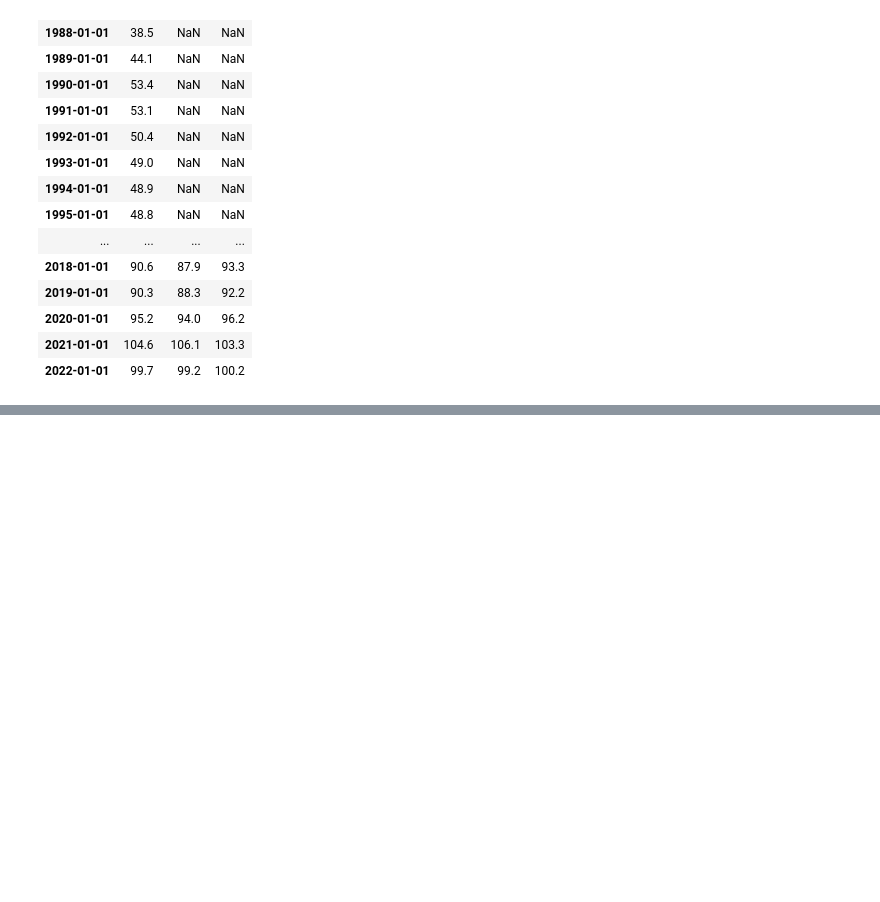
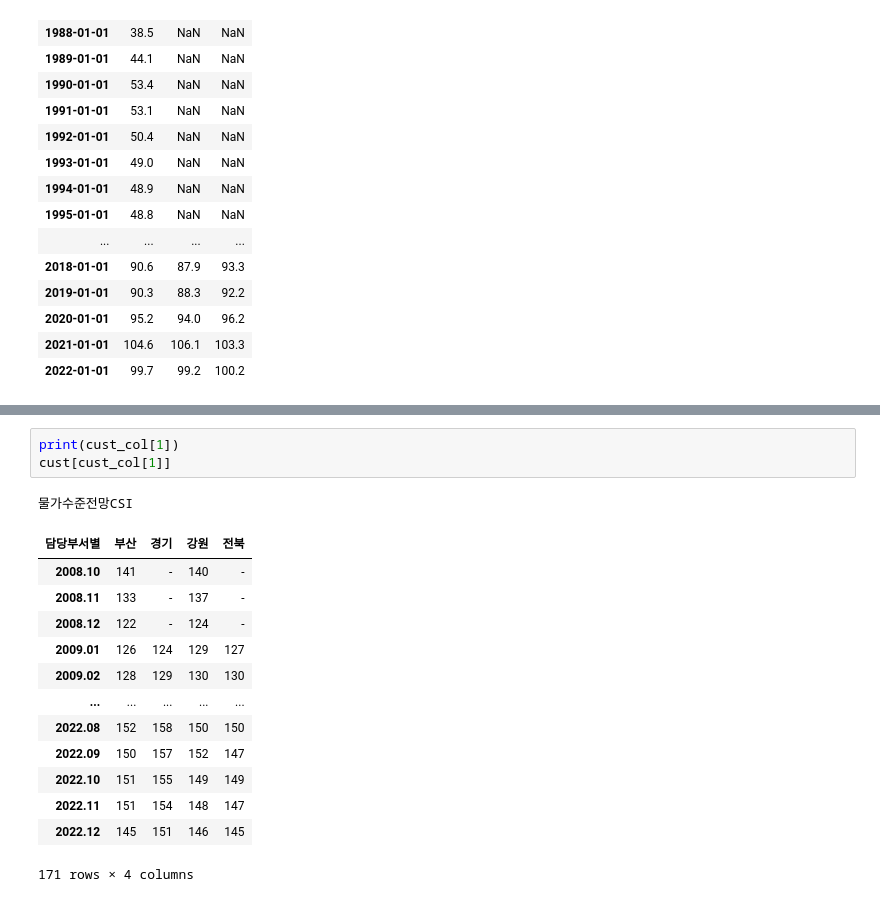
Before and after one commit to MinkyuRamen/2023KDS-HACKATHON, a Jupyter notebook: preprocessing/preprocessing.ipynb, the cells around one changed output, grey strips where cells are left out. Saved outputs shown, nothing was run; the diff lists cells and outputs as text; blank space fills up the shorter version.

```diff
--- a/preprocessing/preprocessing.ipynb
+++ b/preprocessing/preprocessing.ipynb
@@ -42,0 +63,18 @@ house.to_csv('../preprocess_data/house.csv')
+# %%
+print(cust_col[1])
+cust[cust_col[1]]
+# %% [output]
+물가수준전망CSI
+| 담당부서별 | 부산 | 경기 | 강원 | 전북 |
+| 2008.10 | 141 | - | 140 | - |
+| 2008.11 | 133 | - | 137 | - |
+| 2008.12 | 122 | - | 124 | - |
+| 2009.01 | 126 | 124 | 129 | 127 |
+| 2009.02 | 128 | 129 | 130 | 130 |
+| ... | ... | ... | ... | ... |
+| 2022.08 | 152 | 158 | 150 | 150 |
+| 2022.09 | 150 | 157 | 152 | 147 |
+| 2022.10 | 151 | 155 | 149 | 149 |
+| 2022.11 | 151 | 154 | 148 | 147 |
+| 2022.12 | 145 | 151 | 146 | 145 |
+171 rows × 4 columns
```
Also changed, not shown: parts of 13 cells of this notebook, 3 other files.
